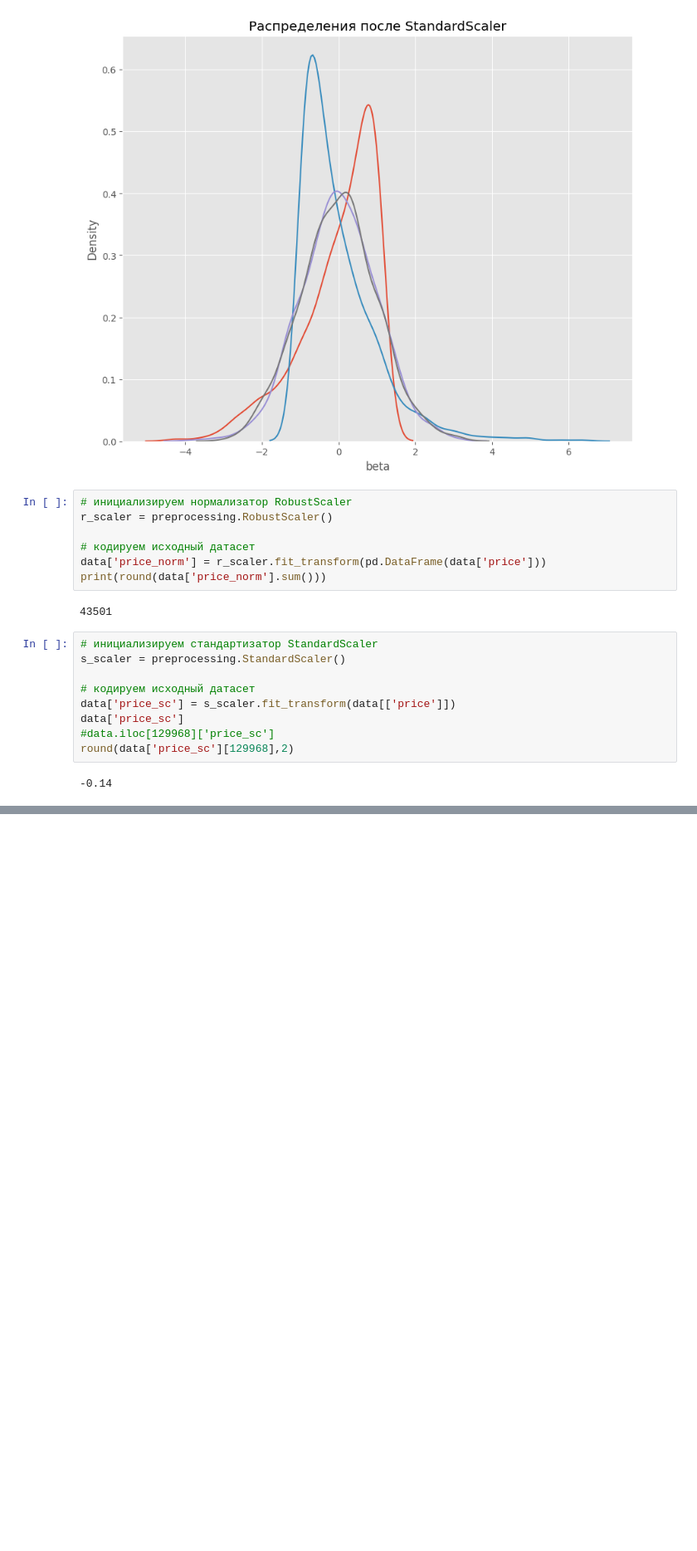
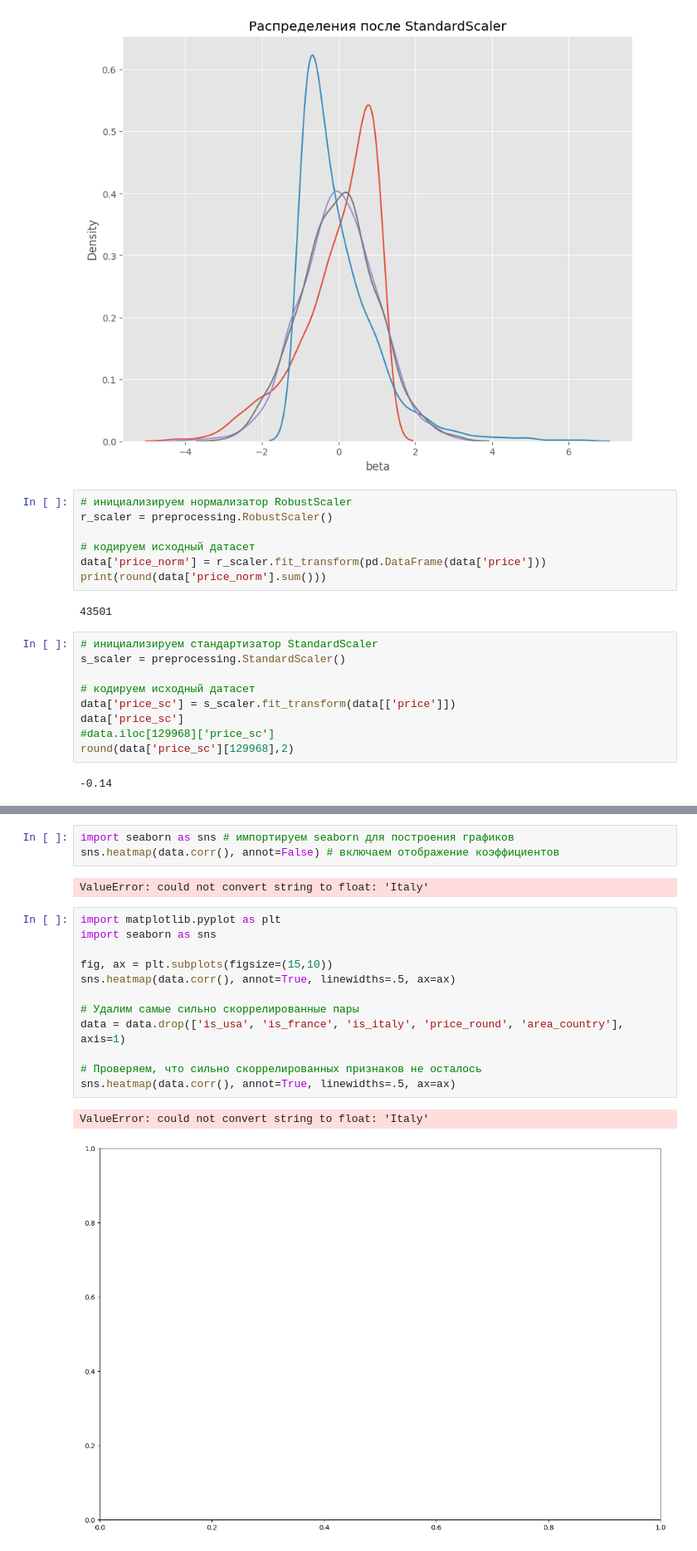
Before and after one commit to kondratiev-du/sf_data_science, a Jupyter notebook: education_folder/eda/eda_3/eda_3.ipynb, the cells around one changed output, grey strips where cells are left out. Shown: that part at 83% size. Saved outputs shown, nothing was run; the diff lists cells and outputs as text; blank space fills up the shorter version.

```diff
--- a/education_folder/eda/eda_3/eda_3.ipynb
+++ b/education_folder/eda/eda_3/eda_3.ipynb
@@ -704,0 +770,20 @@ round(data['price_sc'][129968],2)
+# %%
+import seaborn as sns # импортируем seaborn для построения графиков
+sns.heatmap(data.corr(), annot=False) # включаем отображение коэффициентов
+# %% [output]
+ValueError: could not convert string to float: 'Italy'
+# %%
+import matplotlib.pyplot as plt
+import seaborn as sns
+
+fig, ax = plt.subplots(figsize=(15,10))
+sns.heatmap(data.corr(), annot=True, linewidths=.5, ax=ax)
+
+# Удалим самые сильно скоррелированные пары
+data = data.drop(['is_usa', 'is_france', 'is_italy', 'price_round', 'area_country'], axis=1)
+
+# Проверяем, что сильно скоррелированных признаков не осталось
+sns.heatmap(data.corr(), annot=True, linewidths=.5, ax=ax)
+# %% [output]
+ValueError: could not convert string to float: 'Italy'
+[figure, added]
```
Also changed, not shown: parts of 9 cells of this notebook, 1 other file.
